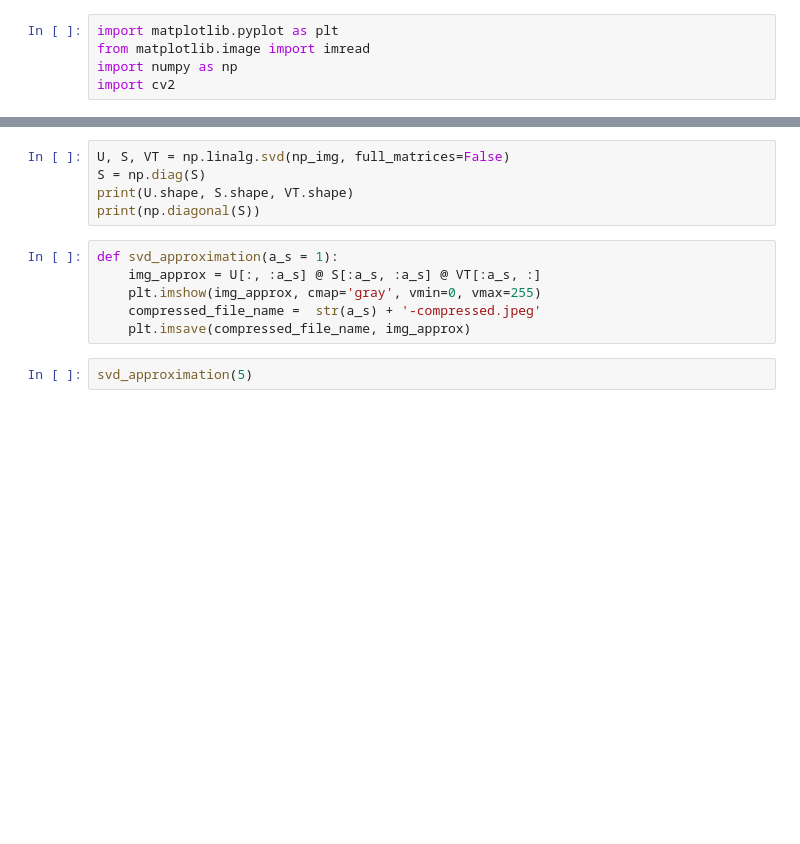
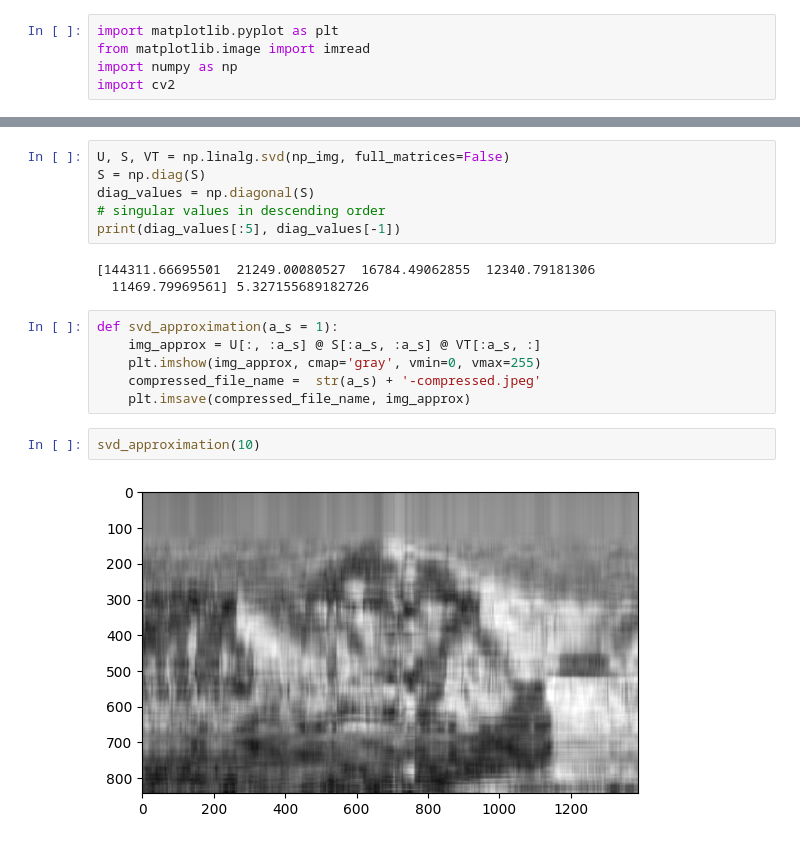
Before and after one commit to PradipShrestha/svd-image-compression, a Jupyter notebook: SVD-Image compression.ipynb, the cells around one changed output, grey strips where cells are left out. Drawn from its saved outputs; the diff is of its cells as text; blank space fills up the shorter version.

Commit message:
svd image compression demo

```diff
--- a/SVD-Image compression.ipynb
+++ b/SVD-Image compression.ipynb
@@ -35,8 +40,12 @@ np_img.shape
 # %%
 U, S, VT = np.linalg.svd(np_img, full_matrices=False)
 S = np.diag(S)
-print(U.shape, S.shape, VT.shape)
-print(np.diagonal(S))
+diag_values = np.diagonal(S)
+# singular values in descending order
+print(diag_values[:5], diag_values[-1])
+# %% [output]
+[144311.66695501  21249.00080527  16784.49062855  12340.79181306
+  11469.79969561] 5.327155689182726
 # %%
 def svd_approximation(a_s = 1):
     img_approx = U[:, :a_s] @ S[:a_s, :a_s] @ VT[:a_s, :]
@@ -44,5 +53,7 @@ def svd_approximation(a_s = 1):
     compressed_file_name =  str(a_s) + '-compressed.jpeg'
     plt.imsave(compressed_file_name, img_approx)
 # %%
-svd_approximation(5)
+svd_approximation(10)
+# %% [output]
+[figure, added]
 # %%
```
Also changed, not shown: parts of 5 cells of this notebook, 8 other files.
